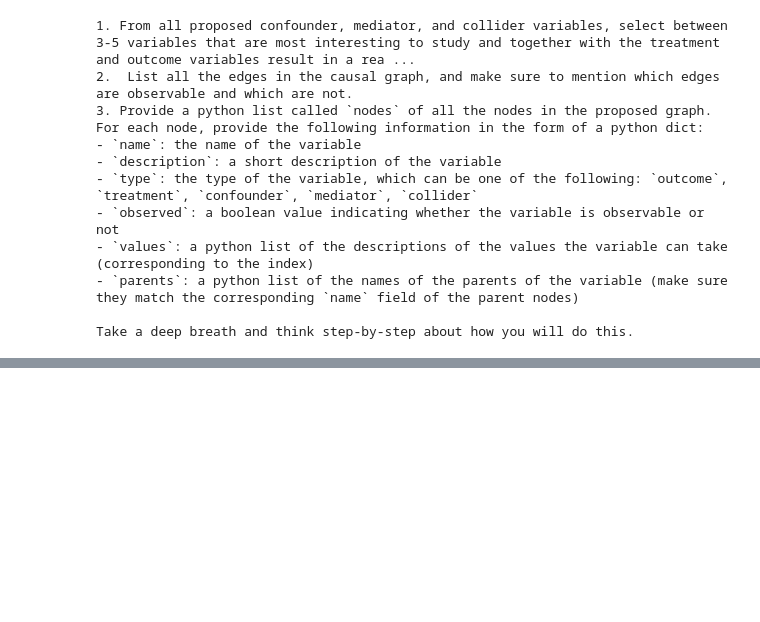
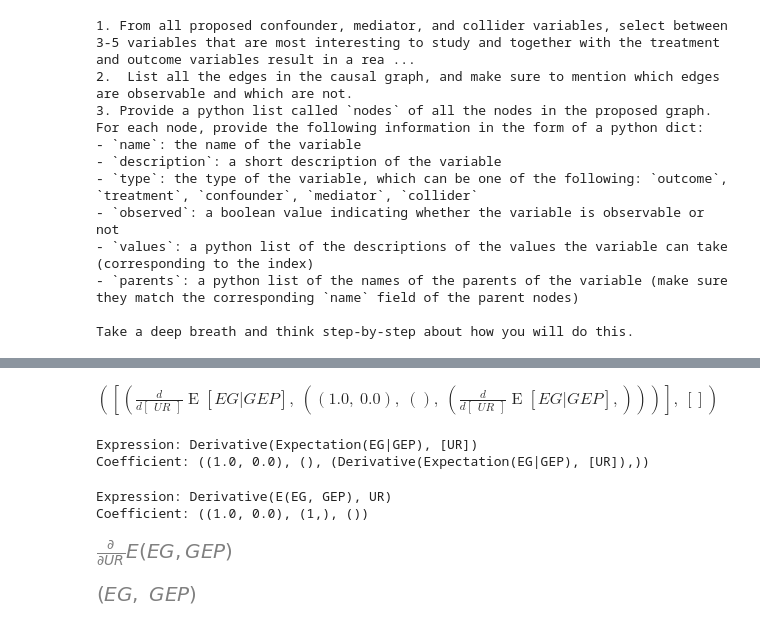
Before and after one commit to felixludos/cladder, a Jupyter notebook: notebooks/query_probs.ipynb, the cells around one changed output, grey strips where cells are left out. Drawn from its saved outputs; the diff is of its cells as text; code cells hidden in the pictures; blank space fills up the shorter version.

```diff
--- a/notebooks/query_probs.ipynb
+++ b/notebooks/query_probs.ipynb
@@ -1317,0 +750,51 @@ nodes = [
+# %%
+terms = sym.as_terms()
+terms
+# %% [output]
+$\displaystyle \left( \left[ \left( \frac{d}{d \left[\begin{matrix}UR\end{matrix}\right]} \operatorname{E}\left[EG|GEP\right], \  \left( \left( 1.0, \  0.0\right), \  \left( \right), \  \left( \frac{d}{d \left[\begin{matrix}UR\end{matrix}\right]} \operatorname{E}\left[EG|GEP\right],\right)\right)\right)\right], \  \left[ \right]\right)$
+# %%
+for term in terms[0]:
+    # Each term is a tuple, with the first element being the term itself and the second being its coefficient
+    expression, coefficient = term
+    # You can now analyze 'expression' and 'coefficient' to extract variable names and their relationships
+    # For instance, print them out to see their structure
+    print("Expression:", expression)
+    print("Coefficient:", coefficient)
+# %% [output]
+Expression: Derivative(Expectation(EG|GEP), [UR])
+Coefficient: ((1.0, 0.0), (), (Derivative(Expectation(EG|GEP), [UR]),))
+# %%
+from sympy import symbols, Derivative, Function
+
+# Define your symbols
+EG, GEP, UR = symbols('EG GEP UR')
+
+# Define the expected value function
+E = Function('E')(EG, GEP)
+
+# Define the derivative
+deriv = Derivative(E, UR)
+
+# Extract terms from the derivative
+terms = deriv.as_terms()
+
+# Process the terms to extract variable names and relationships
+# terms is a tuple, where the first element contains the terms
+for term in terms[0]:
+    # Each term is a tuple, with the first element being the term itself and the second being its coefficient
+    expression, coefficient = term
+    # You can now analyze 'expression' and 'coefficient' to extract variable names and their relationships
+    # For instance, print them out to see their structure
+    print("Expression:", expression)
+    print("Coefficient:", coefficient)
+# %% [output]
+Expression: Derivative(E(EG, GEP), UR)
+Coefficient: ((1.0, 0.0), (1,), ())
+# %%
+deriv
+# %% [output]
+[figure, added]
+# %%
+E.args
+# %% [output]
+[figure, added]
```
Also changed, not shown: parts of 49 cells of this notebook, 8 other files.
